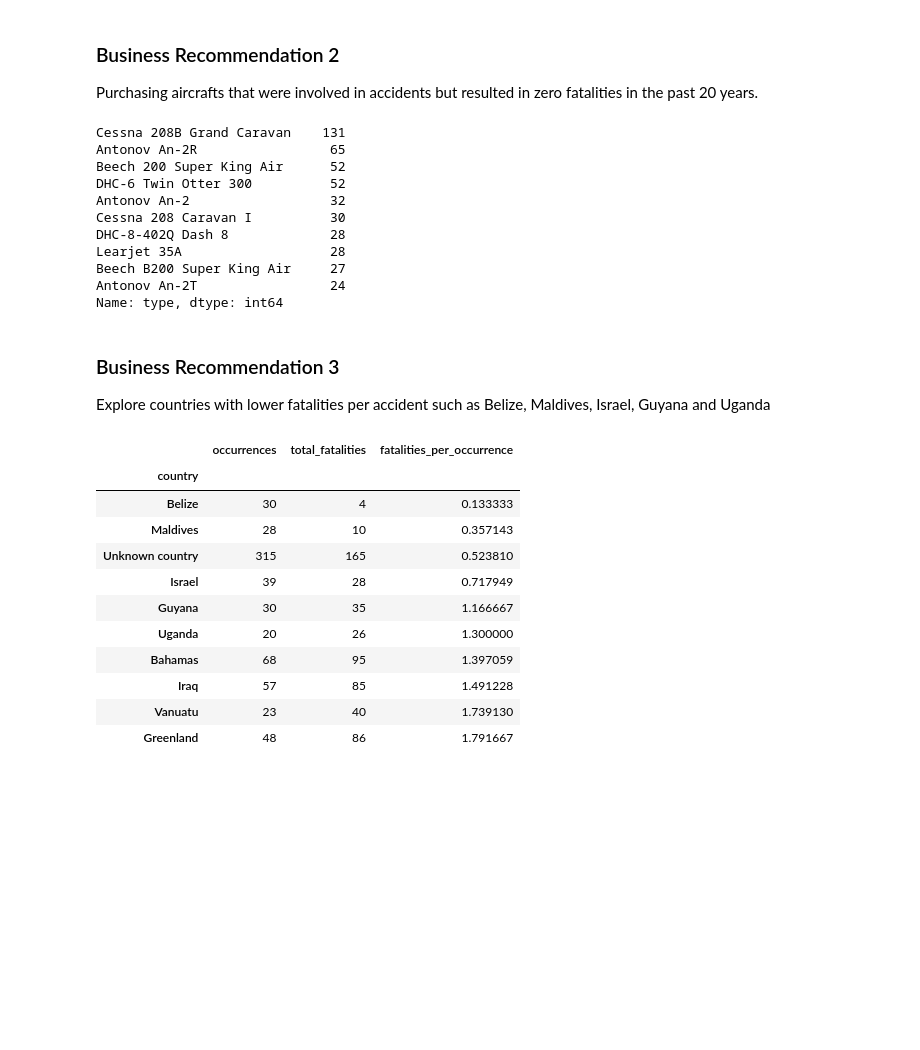
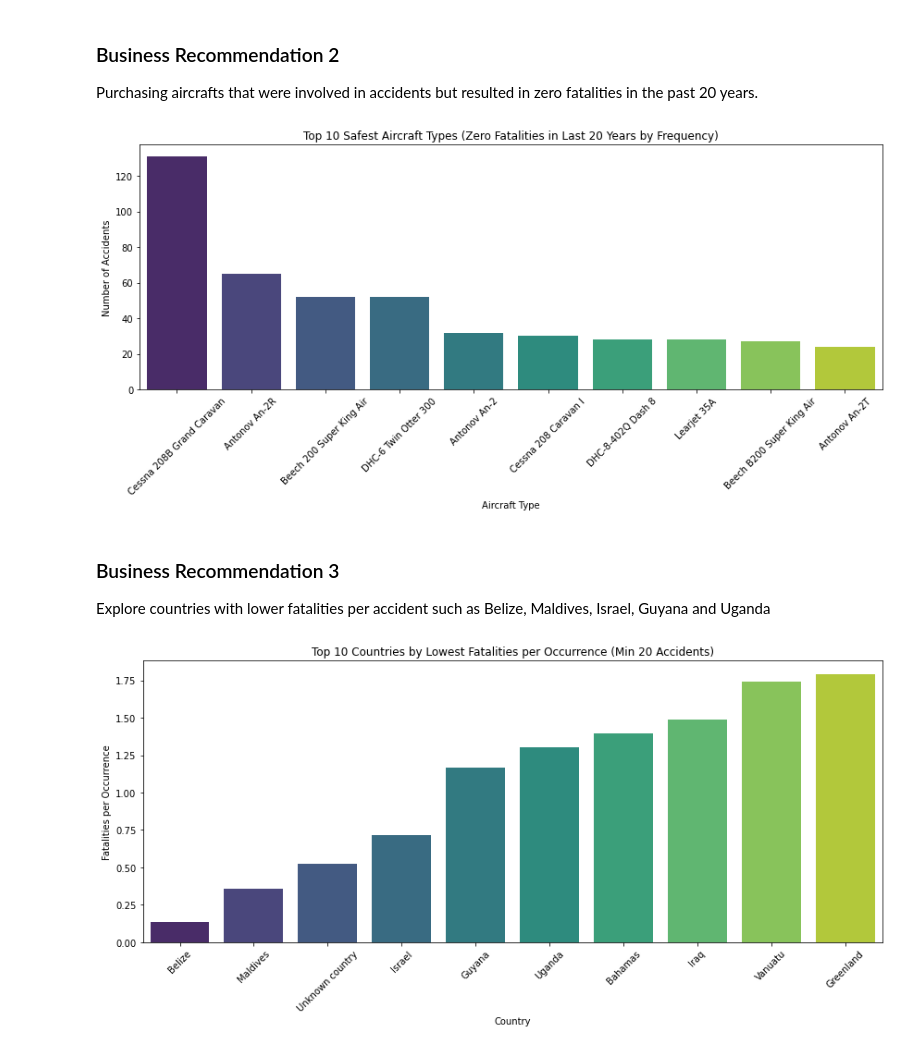
Before and after one commit to lorenaterah/phase-1-project, a Jupyter notebook: final.ipynb, the cells around one changed output. Saved outputs shown, nothing was run; the diff lists cells and outputs as text; code cells hidden in the pictures; blank space fills up the shorter version.

```diff
--- a/final.ipynb
+++ b/final.ipynb
@@ -178,21 +175,19 @@ Purchasing aircrafts that were involved in accidents but resulted in zero fatali
 # %%
 #aircrafts that were involved in accidents but resulted in zero fatalities in the past 20 years by frequency
 safest_types = df['total_fatalities'] == 0
 safest_aircrafts = df[safest_types & (df['year'] >= pd.Timestamp.now() - pd.DateOffset(years=20))]
 safest_aircrafts = safest_aircrafts['type'].value_counts().head(10)
 safest_aircrafts
+plt.figure(figsize=(12, 6))
+sns.barplot(x=safest_aircrafts.index, y=safest_aircrafts.values, palette='viridis')
+plt.title('Top 10 Safest Aircraft Types (Zero Fatalities in Last 20 Years by Frequency)')
+plt.xlabel('Aircraft Type')
+plt.ylabel('Number of Accidents')
+plt.xticks(rotation=45)
+plt.tight_layout()
+plt.show()
 # %% [output]
-Cessna 208B Grand Caravan    131
-Antonov An-2R                 65
-Beech 200 Super King Air      52
-DHC-6 Twin Otter 300          52
-Antonov An-2                  32
-Cessna 208 Caravan I          30
-DHC-8-402Q Dash 8             28
-Learjet 35A                   28
-Beech B200 Super King Air     27
-Antonov An-2T                 24
-Name: type, dtype: int64
+[figure, added]
 # %% [markdown]
 ### Business Recommendation 3
 Explore countries with lower fatalities per accident such as Belize, Maldives, Israel, Guyana and Uganda
@@ -206,16 +201,14 @@ country_stats['fatalities_per_occurrence'] = country_stats['total_fatalities'] /
 country_stats = country_stats[country_stats['occurrences'] >= 20]
 country_stats = country_stats.sort_values(by='fatalities_per_occurrence').head(10)
 country_stats
+#plotting the countries with lower fatalities per accident
+plt.figure(figsize=(12, 6))
+sns.barplot(x=country_stats.index, y=country_stats['fatalities_per_occurrence'], palette='viridis')
+plt.title('Top 10 Countries by Lowest Fatalities per Occurrence (Min 20 Accidents)')
+plt.xlabel('Country')
+plt.ylabel('Fatalities per Occurrence')
+plt.xticks(rotation=45)
+plt.tight_layout()
+plt.show()
 # %% [output]
-|  | occurrences | total_fatalities | fatalities_per_occurrence |
-| country |  |  |  |
-| Belize | 30 | 4 | 0.133333 |
-| Maldives | 28 | 10 | 0.357143 |
-| Unknown country | 315 | 165 | 0.523810 |
-| Israel | 39 | 28 | 0.717949 |
-| Guyana | 30 | 35 | 1.166667 |
-| Uganda | 20 | 26 | 1.300000 |
-| Bahamas | 68 | 95 | 1.397059 |
-| Iraq | 57 | 85 | 1.491228 |
-| Vanuatu | 23 | 40 | 1.739130 |
-| Greenland | 48 | 86 | 1.791667 |
+[figure, added]
```
Also changed, not shown: parts of 1 cell of this notebook.
